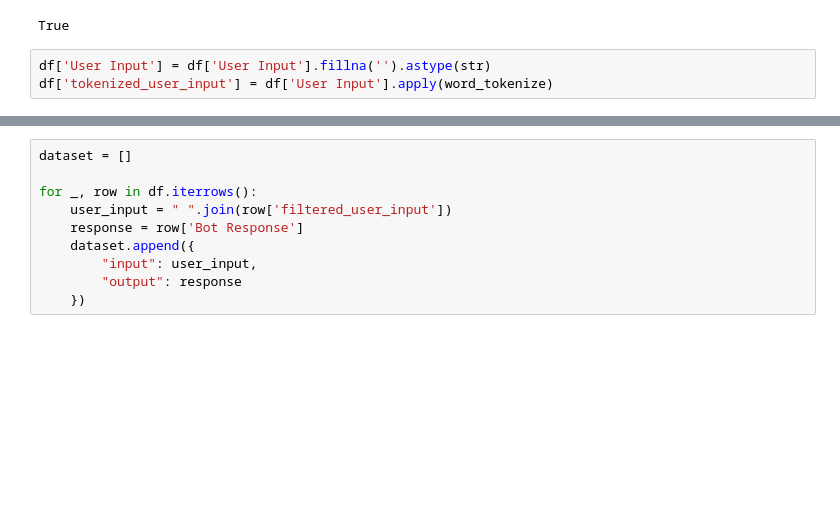
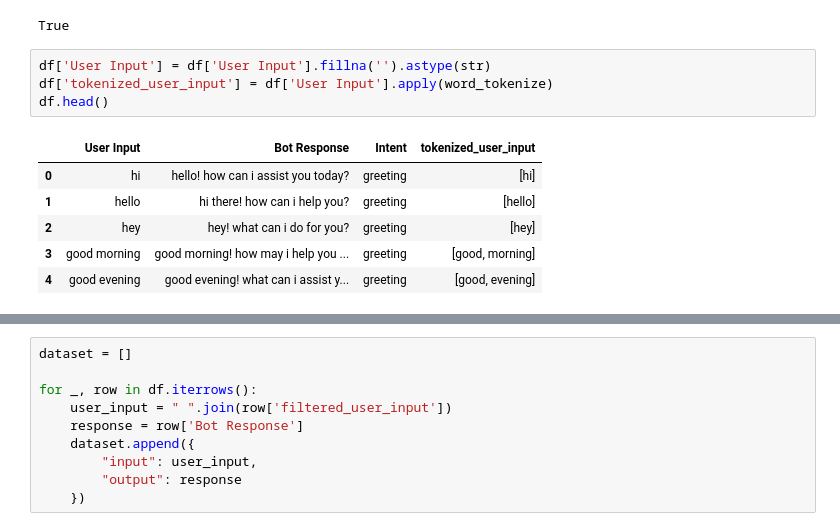
Before and after one commit to 0001Moksh/Google-Colab-folder, a Jupyter notebook: chatbot deva3-20250621T062124Z-1-001/chatbot deva3/chatbot3 deva.ipynb, the cells around one changed output, grey strips where cells are left out. Drawn from its saved outputs; the diff is of its cells as text; blank space fills up the shorter version.

```diff
--- a/chatbot deva3-20250621T062124Z-1-001/chatbot deva3/chatbot3 deva.ipynb
+++ b/chatbot deva3-20250621T062124Z-1-001/chatbot deva3/chatbot3 deva.ipynb
@@ -43,3 +43,11 @@ True
 # %%
 df['User Input'] = df['User Input'].fillna('').astype(str)
 df['tokenized_user_input'] = df['User Input'].apply(word_tokenize)
+df.head()
+# %% [output]
+|  | User Input | Bot Response | Intent | tokenized_user_input |
+| 0 | hi | hello! how can i assist you today? | greeting | [hi] |
+| 1 | hello | hi there! how can i help you? | greeting | [hello] |
+| 2 | hey | hey! what can i do for you? | greeting | [hey] |
+| 3 | good morning | good morning! how may i help you ... | greeting | [good, morning] |
+| 4 | good evening | good evening! what can i assist y... | greeting | [good, evening] |
```
Also changed, not shown: parts of 23 cells of this notebook.
